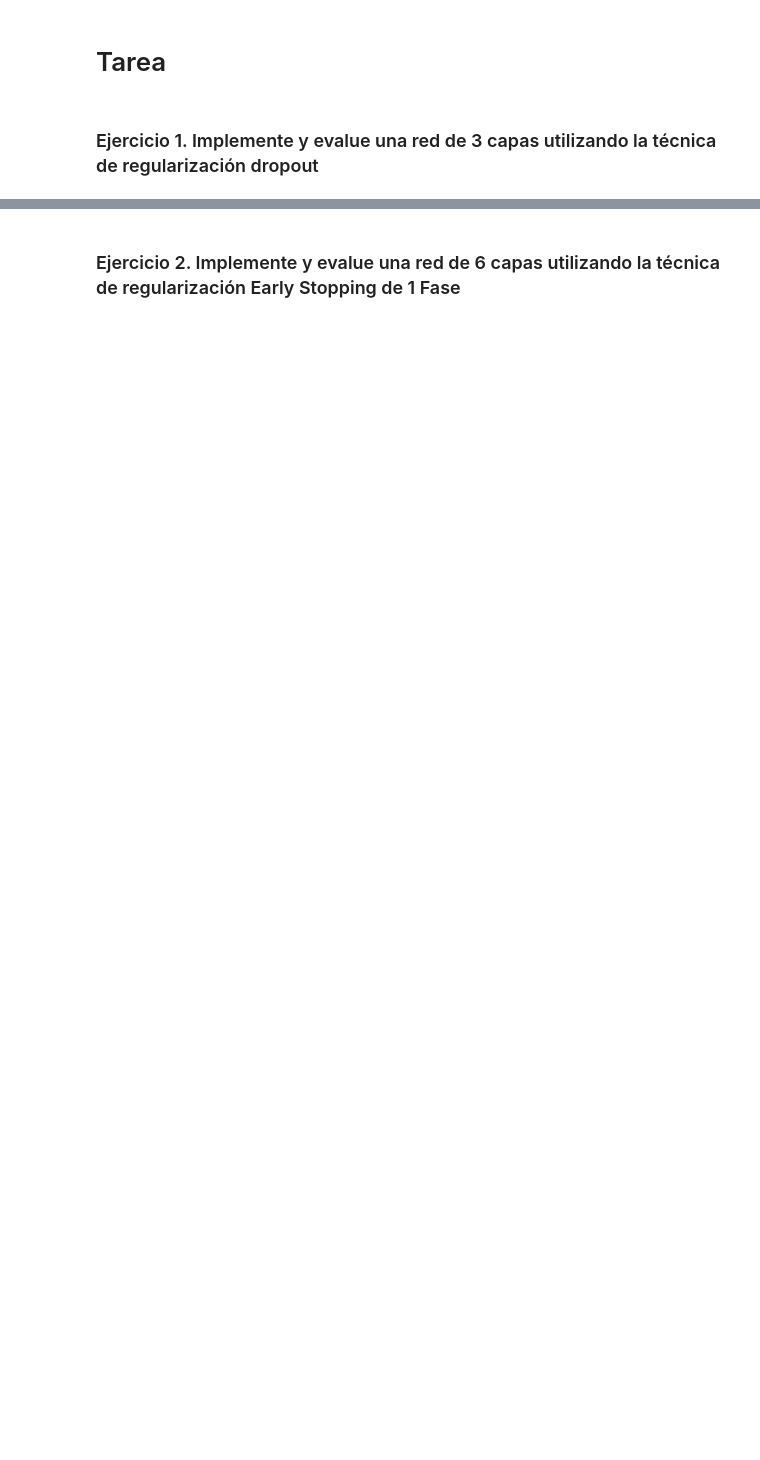
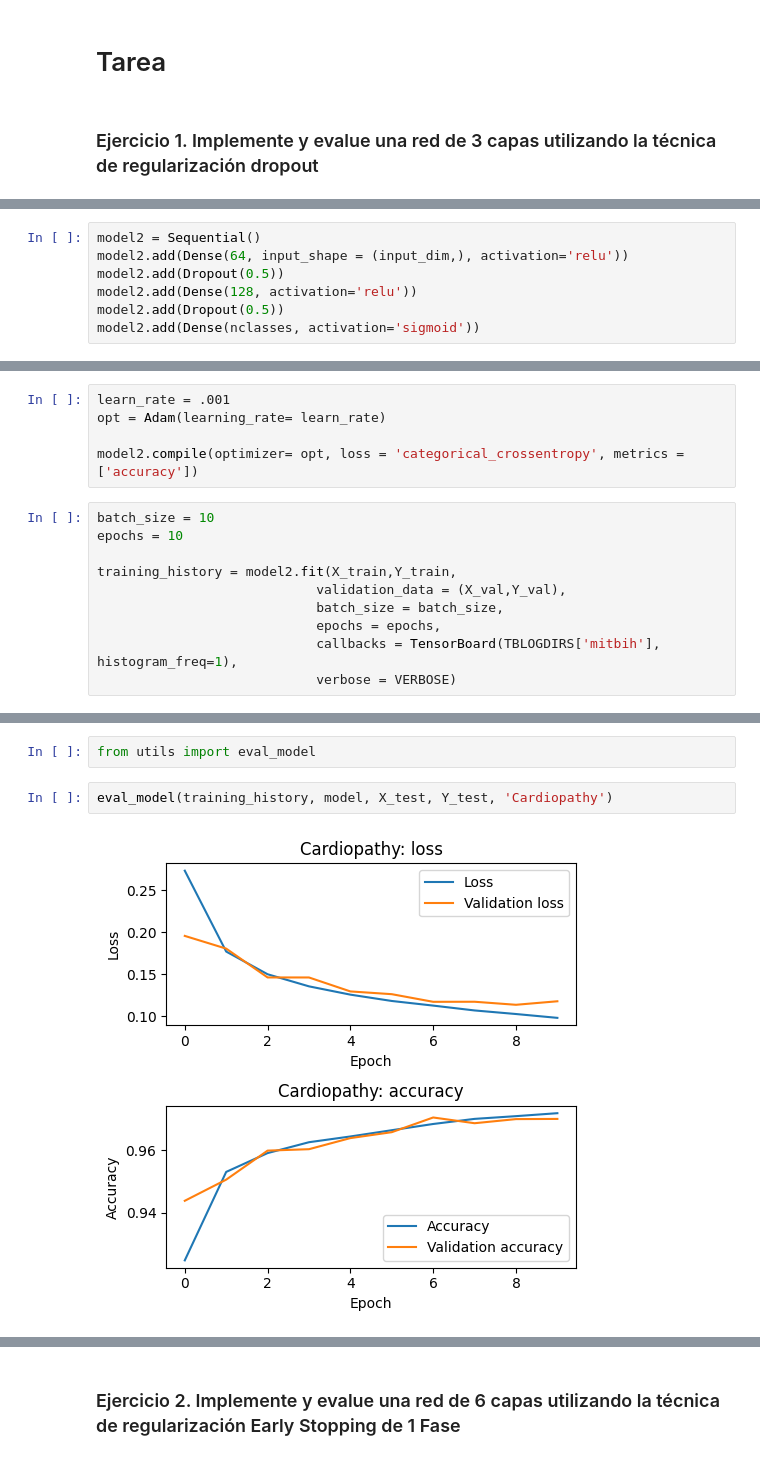
Before and after one commit to MarianoChic09/MSc-ORT-Deep-Learning, a Jupyter notebook: Clase 4/mit_bih_classification_tarea_regularizacion29.ipynb, the cells around one changed output, grey strips where cells are left out. Drawn from its saved outputs; the diff is of its cells as text; blank space fills up the shorter version.

```diff
--- a/Clase 4/mit_bih_classification_tarea_regularizacion29.ipynb
+++ b/Clase 4/mit_bih_classification_tarea_regularizacion29.ipynb
@@ -194,0 +249,7 @@ Loss function: 0.14181195199489594, accuracy: 0.9622219204902649
+# %%
+model2 = Sequential()
+model2.add(Dense(64, input_shape = (input_dim,), activation='relu'))
+model2.add(Dropout(0.5))
+model2.add(Dense(128, activation='relu'))
+model2.add(Dropout(0.5))
+model2.add(Dense(nclasses, activation='sigmoid'))
@@ -194,0 +278,15 @@ Loss function: 0.14181195199489594, accuracy: 0.9622219204902649
+# %%
+learn_rate = .001
+opt = Adam(learning_rate= learn_rate)
+
+model2.compile(optimizer= opt, loss = 'categorical_crossentropy', metrics = ['accuracy'])
+# %%
+batch_size = 10
+epochs = 10
+
+training_history = model2.fit(X_train,Y_train,
+                            validation_data = (X_val,Y_val),
+                            batch_size = batch_size,
+                            epochs = epochs,
+                            callbacks = TensorBoard(TBLOGDIRS['mitbih'], histogram_freq=1),
+                            verbose = VERBOSE)
@@ -194,0 +333,6 @@ Loss function: 0.14181195199489594, accuracy: 0.9622219204902649
+# %%
+from utils import eval_model
+# %%
+eval_model(training_history, model, X_test, Y_test, 'Cardiopathy')
+# %% [output]
+[figure, added]
```
Also changed, not shown: parts of 21 cells of this notebook, 30 other files.
